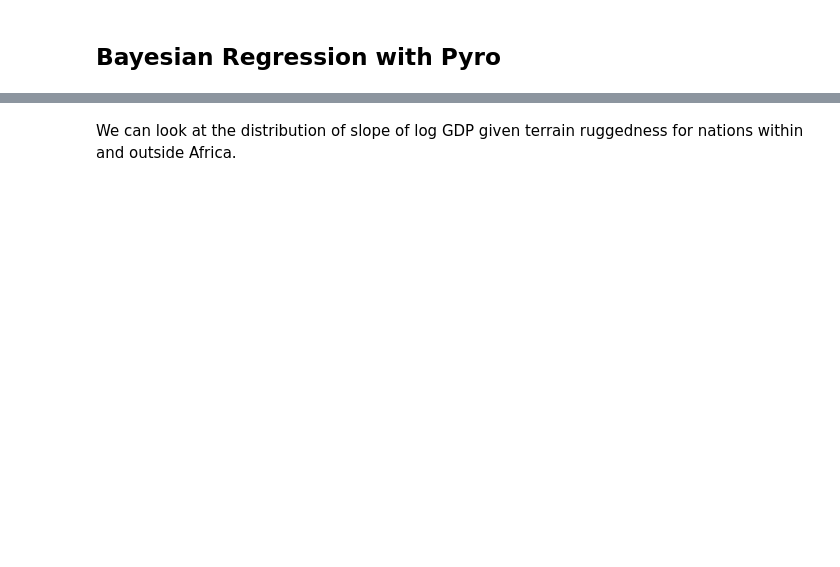
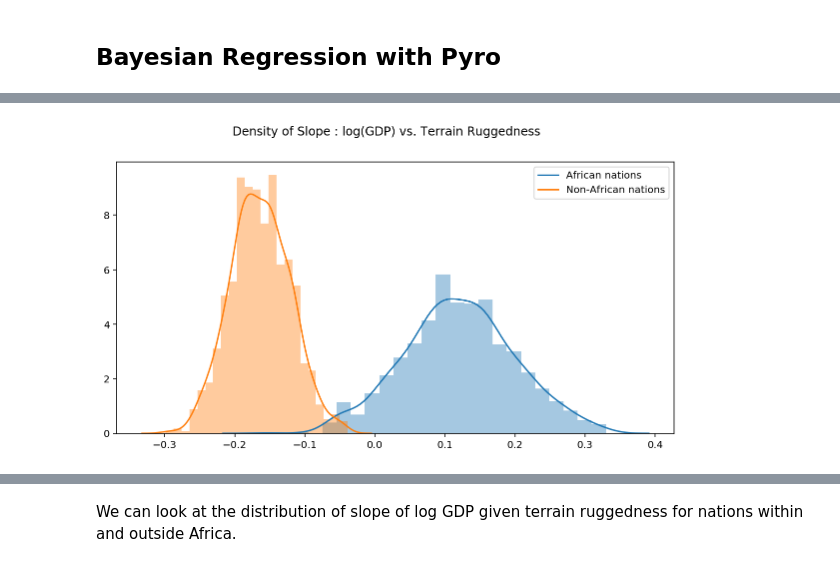
Before and after one commit to jramkiss/jramkiss.github.io, a Jupyter notebook: _posts/notebooks/regression_VS_bayesian_regression.ipynb, the cells around one changed output, grey strips where cells are left out. Cells and saved outputs as stored; diff of their text form; code cells hidden in the pictures; blank space fills up the shorter version.

```diff
--- a/_posts/notebooks/regression_VS_bayesian_regression.ipynb
+++ b/_posts/notebooks/regression_VS_bayesian_regression.ipynb
@@ -227,3 +248,15 @@ AutoDiagonalNormal.scale tensor([0.0615, 0.1746, 0.0426, 0.0829, 0.0771])
+# %%
+in_africa = weight[:, 1] + weight[:, 2] # rugged + cont_africa_x_rugged
+outside_africa = weight[:, 1] # rugged
+
+fig = plt.figure(figsize=(10, 5))
+sns.distplot(in_africa,
+             kde_kws = {"label": "African nations"},)
+sns.distplot(outside_africa,
+             kde_kws={"label": "Non-African nations"})
+fig.suptitle("Density of Slope : log(GDP) vs. Terrain Ruggedness");
+# %% [output]
+[figure, added]
 # %%
 def summary(samples):
     site_stats = {}
```
Also changed, not shown: parts of 15 cells of this notebook, 1 other file.
